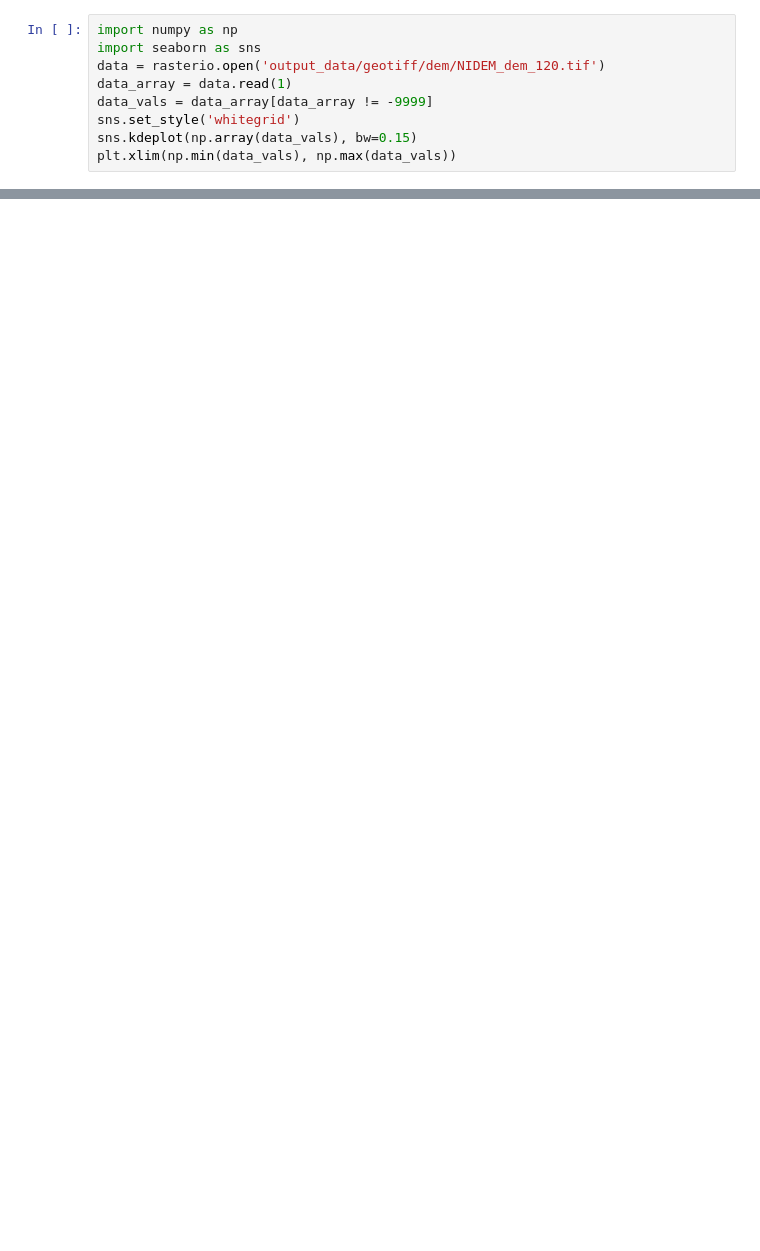
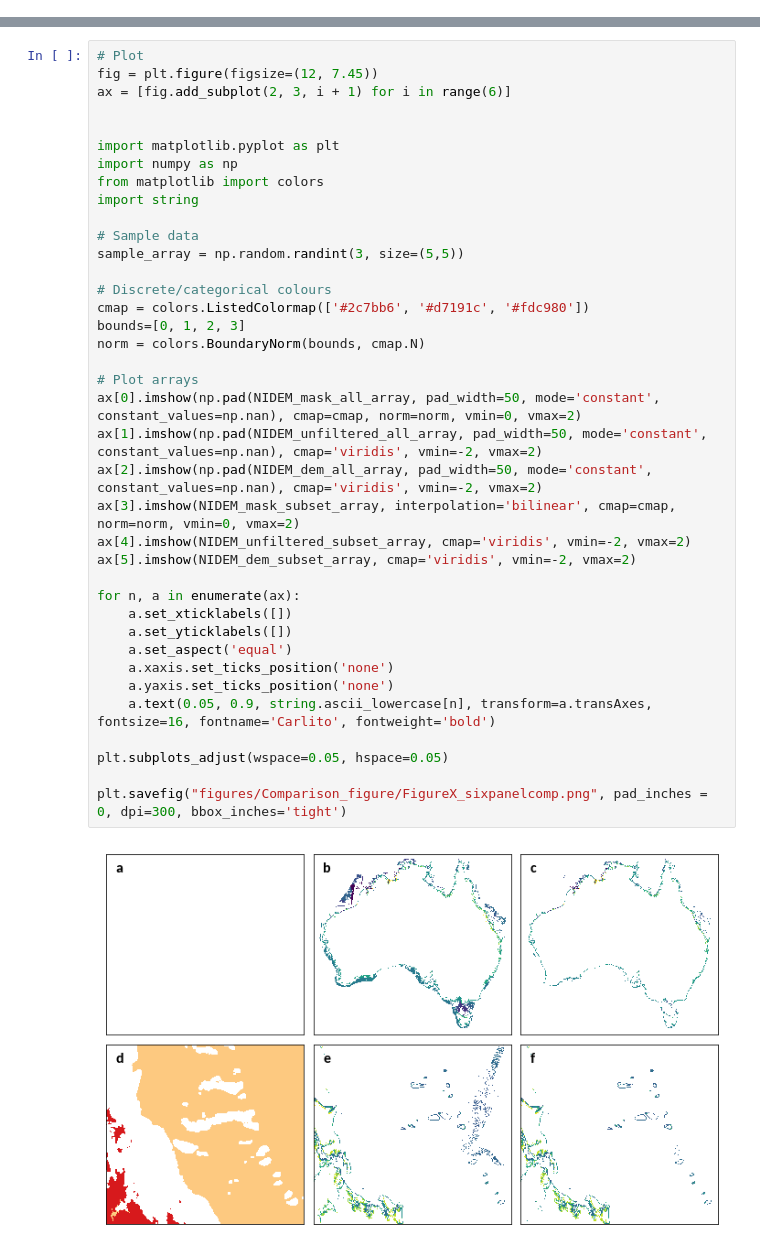
Before and after one commit to robbibt/nidem_visualisations, a Jupyter notebook: NIDEM_plotting.ipynb, the cells around one changed output, grey strips where cells are left out. Saved outputs shown, nothing was run; the diff lists cells and outputs as text; blank space fills up the shorter version.

```diff
--- a/NIDEM_plotting.ipynb
+++ b/NIDEM_plotting.ipynb
@@ -270,9 +0,0 @@ plt.hist(data_array[data_array != -9999], bins=50 )
-# %%
-import numpy as np
-import seaborn as sns
-data = rasterio.open('output_data/geotiff/dem/NIDEM_dem_120.tif')
-data_array = data.read(1)
-data_vals = data_array[data_array != -9999]
-sns.set_style('whitegrid')
-sns.kdeplot(np.array(data_vals), bw=0.15)
-plt.xlim(np.min(data_vals), np.max(data_vals))
@@ -301,0 +613,40 @@ np.min(data)
+# %%
+# Plot
+fig = plt.figure(figsize=(12, 7.45))
+ax = [fig.add_subplot(2, 3, i + 1) for i in range(6)]
+
+
+import matplotlib.pyplot as plt
+import numpy as np
+from matplotlib import colors
+import string
+
+# Sample data
+sample_array = np.random.randint(3, size=(5,5))
+
+# Discrete/categorical colours
+cmap = colors.ListedColormap(['#2c7bb6', '#d7191c', '#fdc980'])
+bounds=[0, 1, 2, 3]
+norm = colors.BoundaryNorm(bounds, cmap.N)
+
+# Plot arrays
+ax[0].imshow(np.pad(NIDEM_mask_all_array, pad_width=50, mode='constant', constant_values=np.nan), cmap=cmap, norm=norm, vmin=0, vmax=2)
+ax[1].imshow(np.pad(NIDEM_unfiltered_all_array, pad_width=50, mode='constant', constant_values=np.nan), cmap='viridis', vmin=-2, vmax=2)
+ax[2].imshow(np.pad(NIDEM_dem_all_array, pad_width=50, mode='constant', constant_values=np.nan), cmap='viridis', vmin=-2, vmax=2)
+ax[3].imshow(NIDEM_mask_subset_array, interpolation='bilinear', cmap=cmap, norm=norm, vmin=0, vmax=2)
+ax[4].imshow(NIDEM_unfiltered_subset_array, cmap='viridis', vmin=-2, vmax=2)
+ax[5].imshow(NIDEM_dem_subset_array, cmap='viridis', vmin=-2, vmax=2)
+
+for n, a in enumerate(ax):
+    a.set_xticklabels([])
+    a.set_yticklabels([])
+    a.set_aspect('equal')
+    a.xaxis.set_ticks_position('none')
+    a.yaxis.set_ticks_position('none')
+    a.text(0.05, 0.9, string.ascii_lowercase[n], transform=a.transAxes, fontsize=16, fontname='Carlito', fontweight='bold')
+
+plt.subplots_adjust(wspace=0.05, hspace=0.05)
+
+plt.savefig("figures/Comparison_figure/FigureX_sixpanelcomp.png", pad_inches = 0, dpi=300, bbox_inches='tight')
+# %% [output]
+[figure, added]
```
Also changed, not shown: parts of 41 cells of this notebook, 3 other files.
